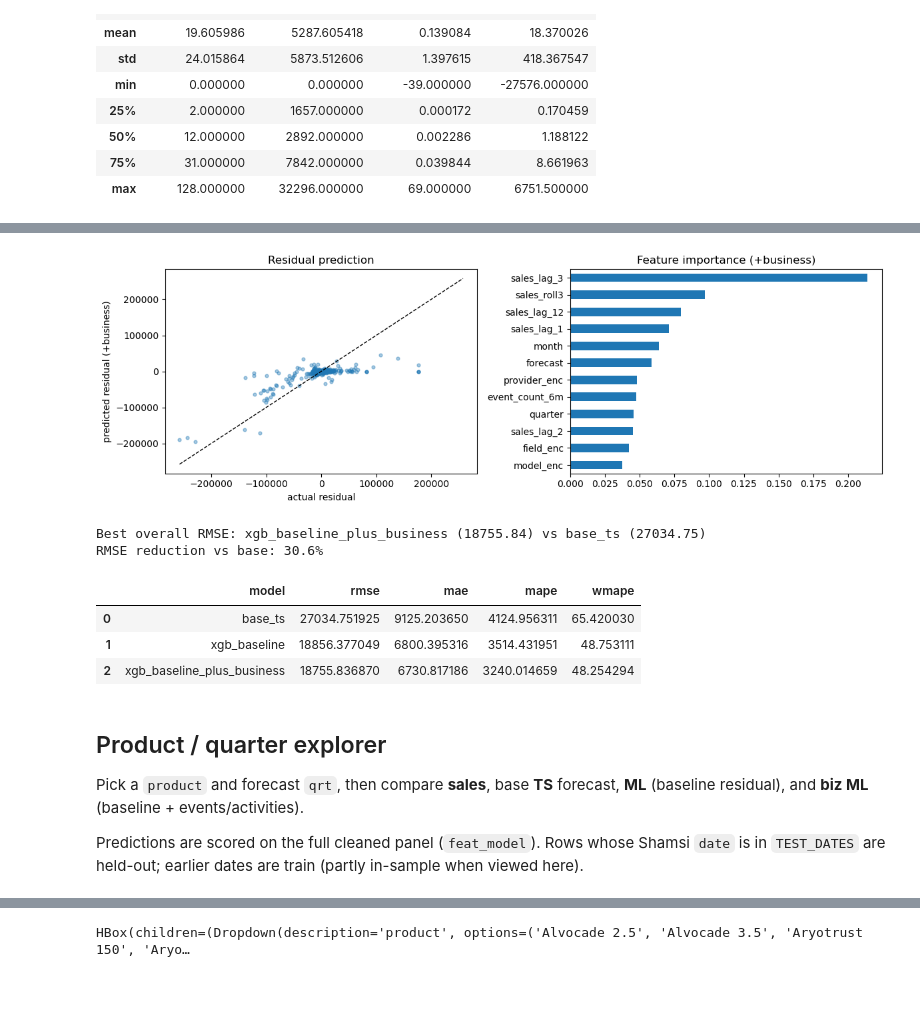
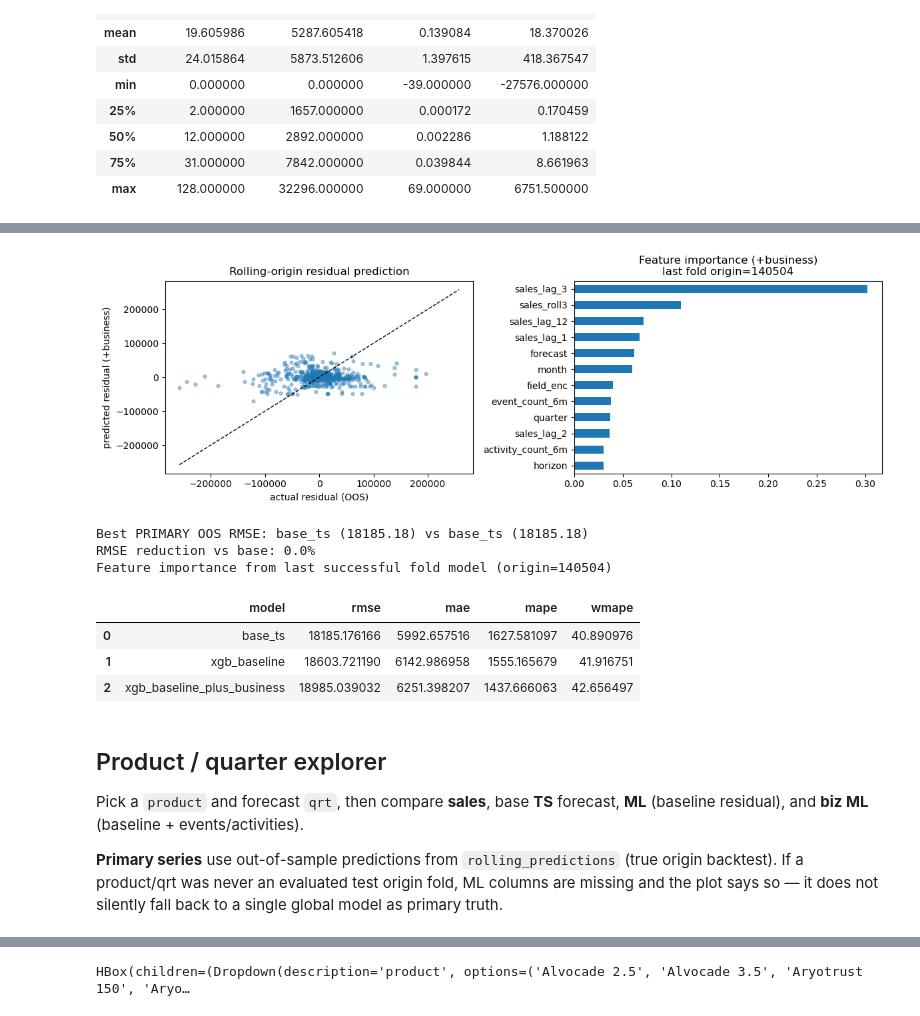
Before and after one commit to ki94mach/PharmProd_Forecast, a Jupyter notebook: notebooks/residual_prediction.ipynb, the cells around one changed output, grey strips where cells are left out. Saved outputs shown, nothing was run; the diff lists cells and outputs as text; code cells hidden in the pictures; blank space fills up the shorter version.

```diff
--- a/notebooks/residual_prediction.ipynb
+++ b/notebooks/residual_prediction.ipynb
@@ -872,40 +1084,53 @@ by_horizon.pivot(index="horizon", columns="kind", values="rmse")
 # %%
 import matplotlib.pyplot as plt
 
 fig, axes = plt.subplots(1, 2, figsize=(12, 4))
 
-axes[0].scatter(test_df["residual"], test_df["pred_resid_biz"], alpha=0.4, s=12)
-lim = np.nanmax(np.abs(test_df[["residual", "pred_resid_biz"]].to_numpy()))
+axes[0].scatter(
+    rolling_predictions["residual"],
+    rolling_predictions["pred_resid_biz"],
+    alpha=0.4,
+    s=12,
+)
+lim = np.nanmax(
+    np.abs(rolling_predictions[["residual", "pred_resid_biz"]].to_numpy())
+)
 axes[0].plot([-lim, lim], [-lim, lim], "k--", lw=1)
-axes[0].set_xlabel("actual residual")
+axes[0].set_xlabel("actual residual (OOS)")
 axes[0].set_ylabel("predicted residual (+business)")
-axes[0].set_title("Residual prediction")
+axes[0].set_title("Rolling-origin residual prediction")
 
 imp = pd.Series(model_biz.feature_importances_, index=ALL_FEATURES).sort_values()
 imp.tail(12).plot(kind="barh", ax=axes[1])
-axes[1].set_title("Feature importance (+business)")
+axes[1].set_title(f"Feature importance (+business)\nlast fold origin={last_fold_origin}")
 plt.tight_layout()
 plt.show()
 
-winner = overall.sort_values("rmse").iloc[0]["model"]
-base_rmse = overall.loc[overall["model"] == "base_ts", "rmse"].iloc[0]
-best_rmse = overall["rmse"].min()
-print(f"Best overall RMSE: {winner} ({best_rmse:.2f}) vs base_ts ({base_rmse:.2f})")
+winner = overall_oos.sort_values("rmse").iloc[0]["model"]
+base_rmse = overall_oos.loc[overall_oos["model"] == "base_ts", "rmse"].iloc[0]
+best_rmse = overall_oos["rmse"].min()
+print(
+    f"Best PRIMARY OOS RMSE: {winner} ({best_rmse:.2f}) vs base_ts ({base_rmse:.2f})"
+)
 print(f"RMSE reduction vs base: {(base_rmse - best_rmse) / base_rmse * 100:.1f}%")
-overall
+print(
+    f"Feature importance from last successful fold model (origin={last_fold_origin})"
+)
+overall_oos
 # %% [output]
-[figure, old version]
+[figure, new version]
-Best overall RMSE: xgb_baseline_plus_business (18755.84) vs base_ts (27034.75)
-RMSE reduction vs base: 30.6%
+Best PRIMARY OOS RMSE: base_ts (18185.18) vs base_ts (18185.18)
+RMSE reduction vs base: 0.0%
+Feature importance from last successful fold model (origin=140504)
 |  | model | rmse | mae | mape | wmape |
-| 0 | base_ts | 27034.751925 | 9125.203650 | 4124.956311 | 65.420030 |
-| 1 | xgb_baseline | 18856.377049 | 6800.395316 | 3514.431951 | 48.753111 |
-| 2 | xgb_baseline_plus_business | 18755.836870 | 6730.817186 | 3240.014659 | 48.254294 |
+| 0 | base_ts | 18185.176166 | 5992.657516 | 1627.581097 | 40.890976 |
+| 1 | xgb_baseline | 18603.721190 | 6142.986958 | 1555.165679 | 41.916751 |
+| 2 | xgb_baseline_plus_business | 18985.039032 | 6251.398207 | 1437.666063 | 42.656497 |
 # %% [markdown]
 ## Product / quarter explorer
 
 Pick a `product` and forecast `qrt`, then compare **sales**, base **TS** forecast, **ML** (baseline residual), and **biz ML** (baseline + events/activities).
 
-Predictions are scored on the full cleaned panel (`feat_model`). Rows whose Shamsi `date` is in `TEST_DATES` are held-out; earlier dates are train (partly in-sample when viewed here).
+**Primary series** use out-of-sample predictions from `rolling_predictions` (true origin backtest). If a product/qrt was never an evaluated test origin fold, ML columns are missing and the plot says so — it does not silently fall back to a single global model as primary truth.
 # %%
 import matplotlib.pyplot as plt
```
Also changed, not shown: parts of 9 cells of this notebook.
